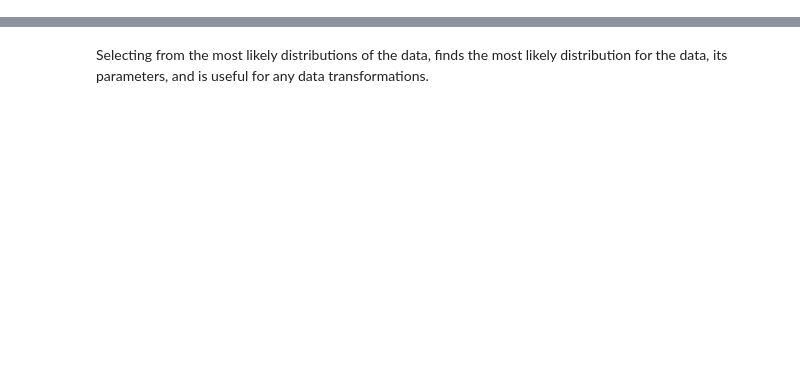
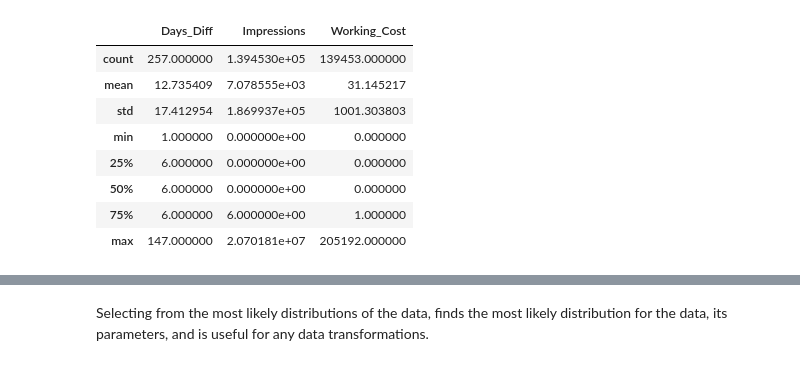
Before and after one commit to NA-Git/Bayesian_Methods, a Jupyter notebook: attribution/MMM/EDA.ipynb, the cells around one changed output, grey strips where cells are left out. Saved outputs shown, nothing was run; the diff lists cells and outputs as text; code cells hidden in the pictures; blank space fills up the shorter version.

```diff
--- a/attribution/MMM/EDA.ipynb
+++ b/attribution/MMM/EDA.ipynb
@@ -54,0 +193,14 @@ print(df.nunique())
+# %%
+from statsmodels.stats.outliers_influence import variance_inflation_factor
+df_num = df.select_dtypes(exclude='object')
+df_num.describe()
+# %% [output]
+|  | Days_Diff | Impressions | Working_Cost |
+| count | 257.000000 | 1.394530e+05 | 139453.000000 |
+| mean | 12.735409 | 7.078555e+03 | 31.145217 |
+| std | 17.412954 | 1.869937e+05 | 1001.303803 |
+| min | 1.000000 | 0.000000e+00 | 0.000000 |
+| 25% | 6.000000 | 0.000000e+00 | 0.000000 |
+| 50% | 6.000000 | 0.000000e+00 | 0.000000 |
+| 75% | 6.000000 | 6.000000e+00 | 1.000000 |
+| max | 147.000000 | 2.070181e+07 | 205192.000000 |
```
Also changed, not shown: parts of 22 cells of this notebook, 18 other files.
